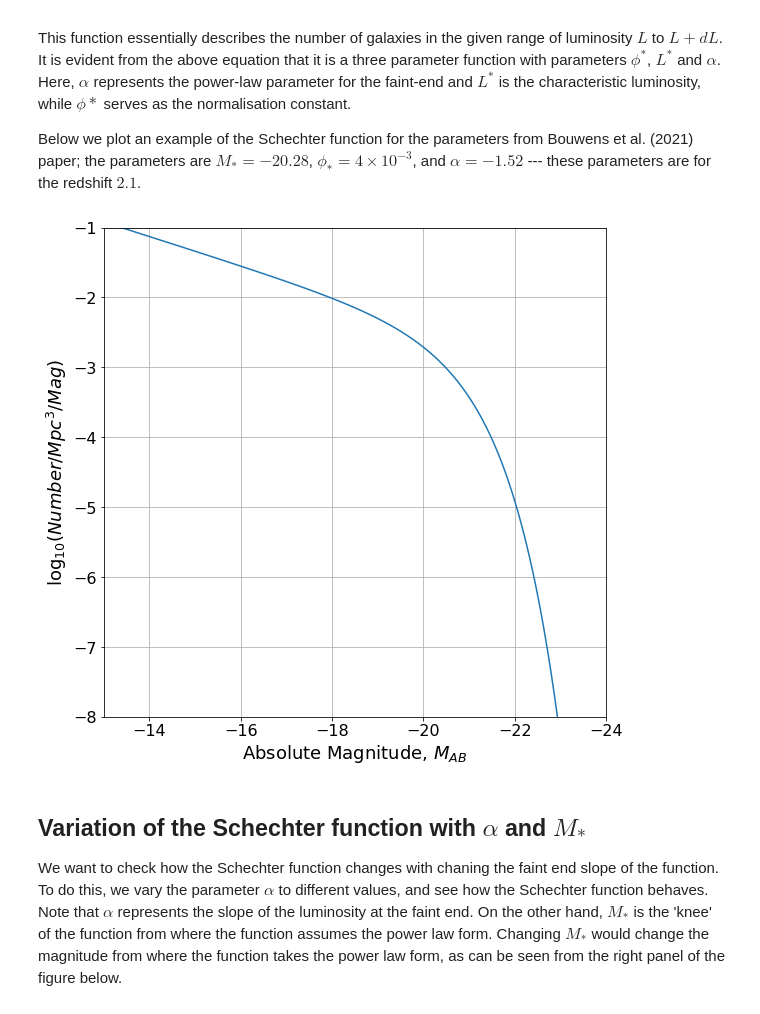
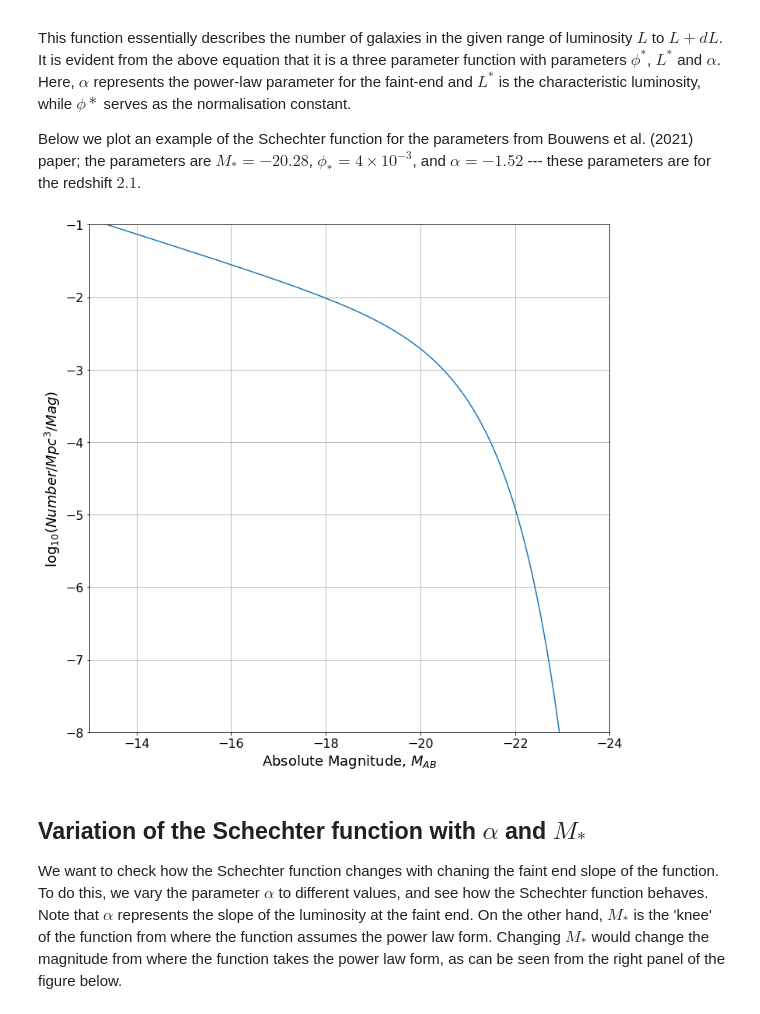
Before and after one commit to Jayshil/csfrd, a Jupyter notebook: Results/res.ipynb, the cells around one changed output. Saved outputs shown, nothing was run; the diff lists cells and outputs as text; code cells hidden in the pictures.

```diff
--- a/Results/res.ipynb
+++ b/Results/res.ipynb
@@ -22,28 +22,28 @@ Below we plot an example of the Schechter function for the parameters from Bouwe
 # %%
 # Defining the Schechter function parameters
 mst = -20.28
 pst = 4e-3
 alp = -1.52
 
 # Range of Magnitudes
 mags = np.linspace(-24, -13, 1000)
 
 # The Schechter function
 nos = utl.schechter_mag(M=mags, phi1=pst, alpha=alp, m1=mst)
 log_nos = np.log10(nos)
 
 # Plotting
-plt.figure(figsize=(9,9))
+plt.figure(figsize=(12,12))
 plt.plot(mags, log_nos)
 plt.xlabel(r'Absolute Magnitude, $M_{AB}$', fontsize= 18)
 plt.ylabel(r'$\log_{10} (Number/Mpc^3/Mag)$', fontsize= 18)
 plt.xlim([np.max(mags), np.min(mags)])
 plt.ylim([-8, -1])
 plt.xticks(fontsize= 16)
 plt.yticks(fontsize= 16)
 plt.grid()
 # %% [output]
-[figure, old version]
+[figure, new version]
 # %% [markdown]
 ## Variation of the Schechter function with $\alpha$ and $M_*$
 
```
